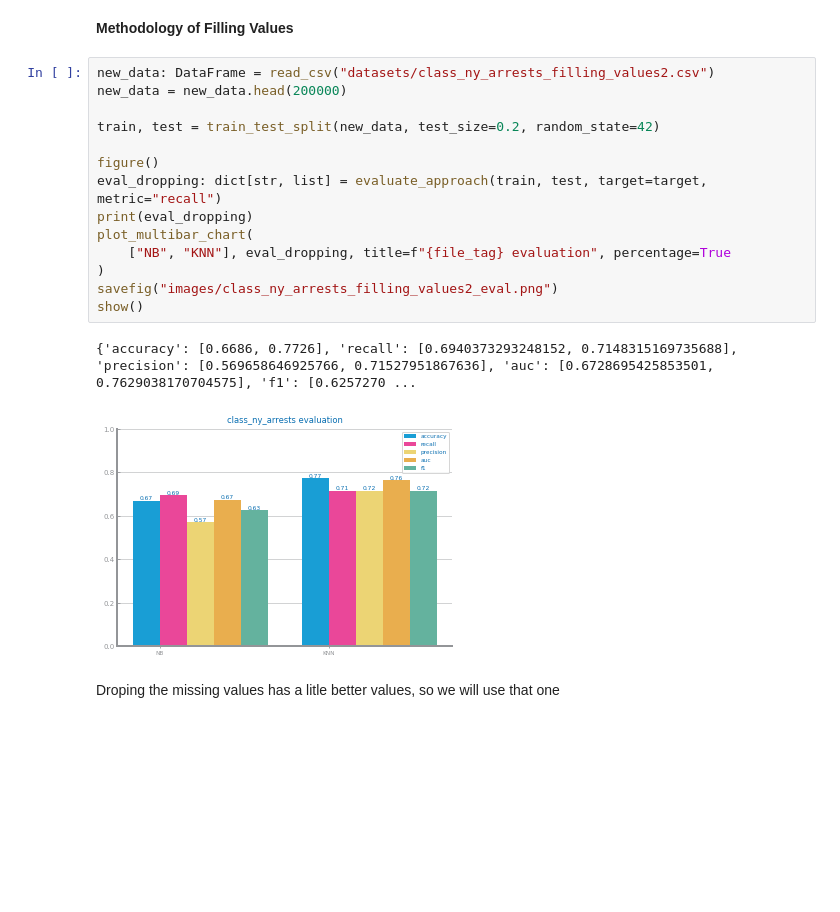
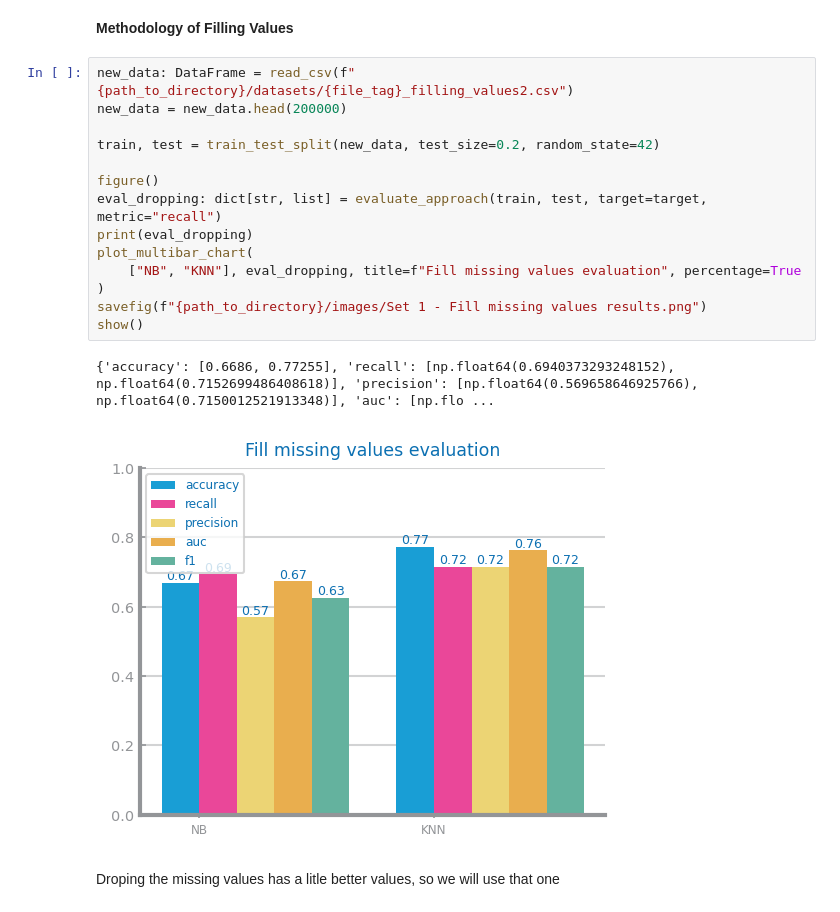
Before and after one commit to Moraisgit/data_science_project, a Jupyter notebook: src/set1_data_preparation.ipynb, the cells around one changed output. Drawn from its saved outputs; the diff is of its cells as text; blank space fills up the shorter version.

```diff
--- a/src/set1_data_preparation.ipynb
+++ b/src/set1_data_preparation.ipynb
@@ -246,22 +250,22 @@ Data after missing Values: (4968684, 16)
 # %% [markdown]
 **Methodology of Filling Values**
 # %%
-new_data: DataFrame = read_csv("datasets/class_ny_arrests_filling_values2.csv")
+new_data: DataFrame = read_csv(f"{path_to_directory}/datasets/{file_tag}_filling_values2.csv")
 new_data = new_data.head(200000)
 
 train, test = train_test_split(new_data, test_size=0.2, random_state=42)
 
 figure()
 eval_dropping: dict[str, list] = evaluate_approach(train, test, target=target, metric="recall")
 print(eval_dropping)
 plot_multibar_chart(
-    ["NB", "KNN"], eval_dropping, title=f"{file_tag} evaluation", percentage=True
+    ["NB", "KNN"], eval_dropping, title=f"Fill missing values evaluation", percentage=True
 )
-savefig("images/class_ny_arrests_filling_values2_eval.png")
+savefig(f"{path_to_directory}/images/Set 1 - Fill missing values results.png")
 show()
 # %% [output]
-{'accuracy': [0.6686, 0.7726], 'recall': [0.6940373293248152, 0.7148315169735688], 'precision': [0.569658646925766, 0.71527951867636], 'auc': [0.6728695425853501, 0.7629038170704575], 'f1': [0.6257270 ...
+{'accuracy': [0.6686, 0.77255], 'recall': [np.float64(0.6940373293248152), np.float64(0.7152699486408618)], 'precision': [np.float64(0.569658646925766), np.float64(0.7150012521913348)], 'auc': [np.flo ...
-[figure, old version]
+[figure, new version]
 # %% [markdown]
 Droping the missing values has a litle better values, so we will use that one
 # %% [markdown]
```
Also changed, not shown: parts of 27 cells of this notebook, 4 other files.
